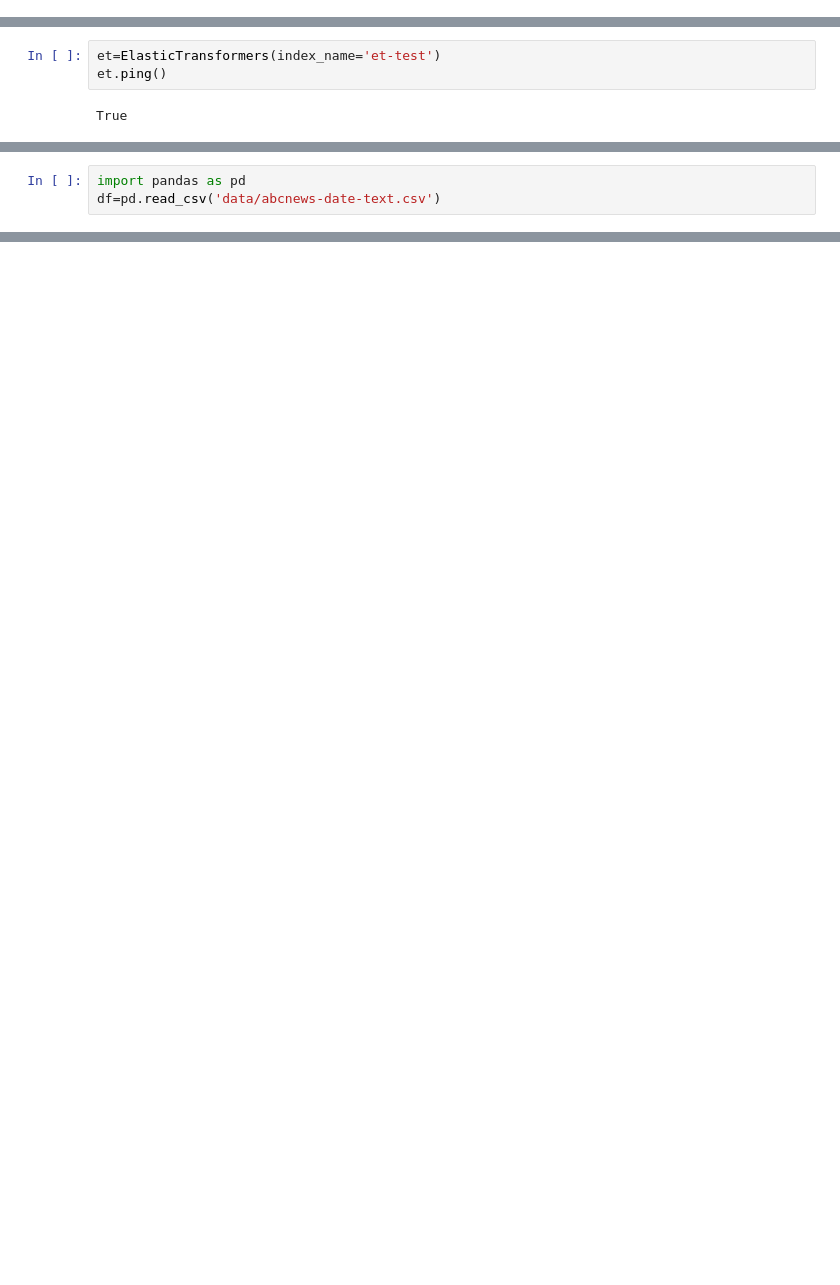
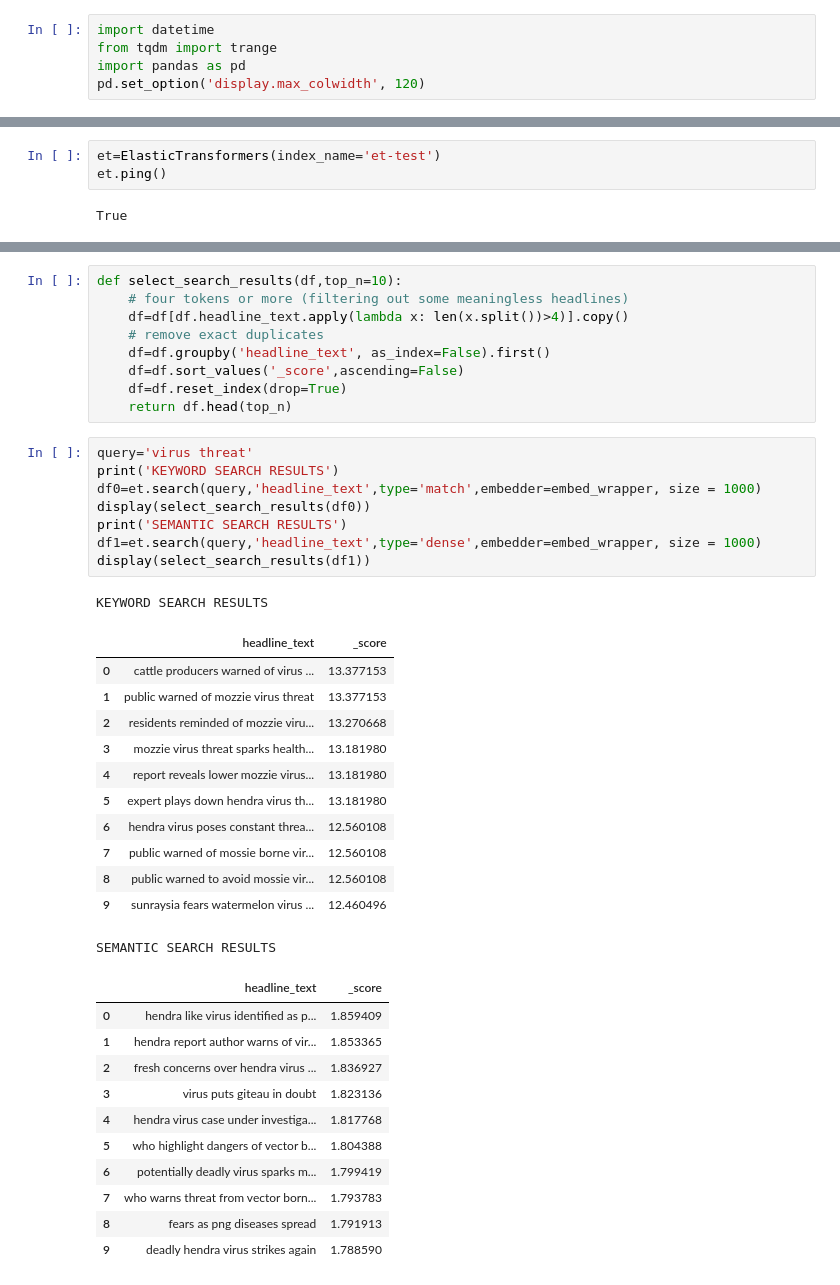
Before and after one commit to md-experiments/elastic_transformers, a Jupyter notebook: notebooks/Searching_with_ElasticTransformers.ipynb, the cells around one changed output, grey strips where cells are left out. Saved outputs shown, nothing was run; the diff lists cells and outputs as text; blank space fills up the shorter version.

```diff
--- a/notebooks/Searching_with_ElasticTransformers.ipynb
+++ b/notebooks/Searching_with_ElasticTransformers.ipynb
@@ -5,2 +8,7 @@ os.chdir(os.path.abspath(os.curdir).replace('notebooks',''))
+# %%
+import datetime
+from tqdm import trange
+import pandas as pd
+pd.set_option('display.max_colwidth', 120)
 # %%
 %autoreload 2
@@ -91,3 +33,0 @@ Wall time: 44.9 ms
-# %%
-import pandas as pd
-df=pd.read_csv('data/abcnews-date-text.csv')
@@ -97,0 +40,42 @@ df.shape
+# %%
+def select_search_results(df,top_n=10):
+    # four tokens or more (filtering out some meaningless headlines)
+    df=df[df.headline_text.apply(lambda x: len(x.split())>4)].copy()
+    # remove exact duplicates
+    df=df.groupby('headline_text', as_index=False).first()
+    df=df.sort_values('_score',ascending=False)
+    df=df.reset_index(drop=True)
+    return df.head(top_n)
+# %%
+query='virus threat'
+print('KEYWORD SEARCH RESULTS')
+df0=et.search(query,'headline_text',type='match',embedder=embed_wrapper, size = 1000)
+display(select_search_results(df0))
+print('SEMANTIC SEARCH RESULTS')
+df1=et.search(query,'headline_text',type='dense',embedder=embed_wrapper, size = 1000)
+display(select_search_results(df1))
+# %% [output]
+KEYWORD SEARCH RESULTS
+|  | headline_text | _score |
+| 0 | cattle producers warned of virus ... | 13.377153 |
+| 1 | public warned of mozzie virus threat | 13.377153 |
+| 2 | residents reminded of mozzie viru... | 13.270668 |
+| 3 | mozzie virus threat sparks health... | 13.181980 |
+| 4 | report reveals lower mozzie virus... | 13.181980 |
+| 5 | expert plays down hendra virus th... | 13.181980 |
+| 6 | hendra virus poses constant threa... | 12.560108 |
+| 7 | public warned of mossie borne vir... | 12.560108 |
+| 8 | public warned to avoid mossie vir... | 12.560108 |
+| 9 | sunraysia fears watermelon virus ... | 12.460496 |
+SEMANTIC SEARCH RESULTS
+|  | headline_text | _score |
+| 0 | hendra like virus identified as p... | 1.859409 |
+| 1 | hendra report author warns of vir... | 1.853365 |
+| 2 | fresh concerns over hendra virus ... | 1.836927 |
+| 3 | virus puts giteau in doubt | 1.823136 |
+| 4 | hendra virus case under investiga... | 1.817768 |
+| 5 | who highlight dangers of vector b... | 1.804388 |
+| 6 | potentially deadly virus sparks m... | 1.799419 |
+| 7 | who warns threat from vector born... | 1.793783 |
+| 8 | fears as png diseases spread | 1.791913 |
+| 9 | deadly hendra virus strikes again | 1.788590 |
```
Also changed, not shown: parts of 19 cells of this notebook, 4 other files.
